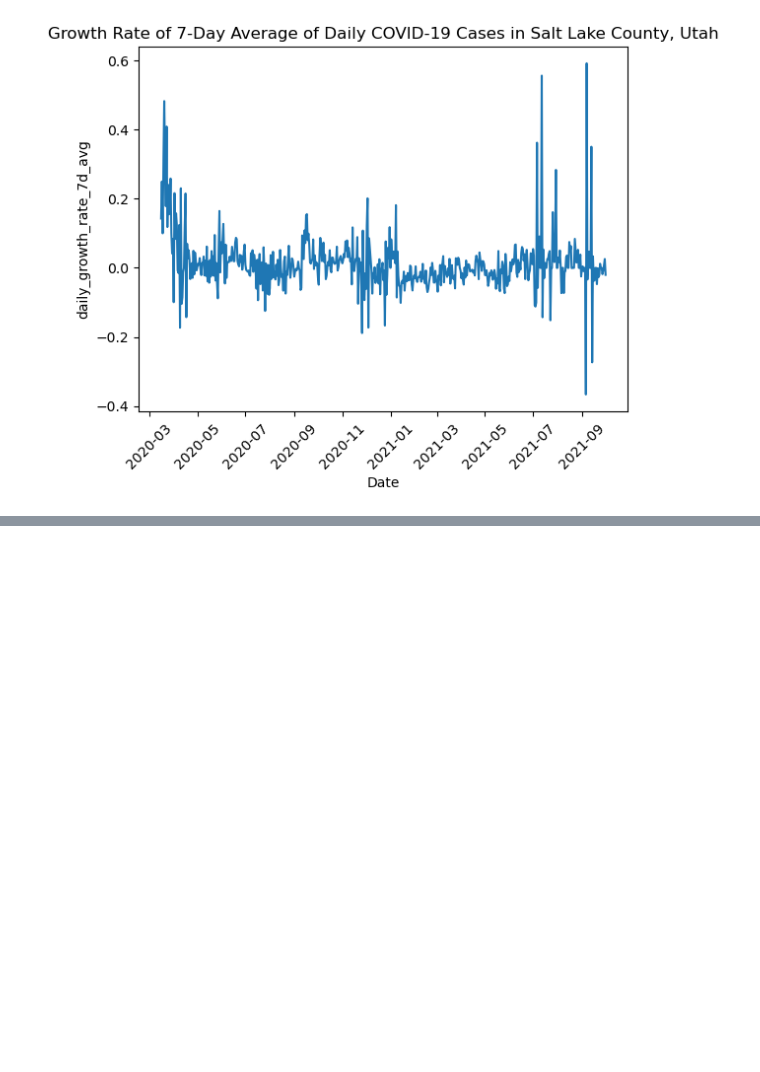
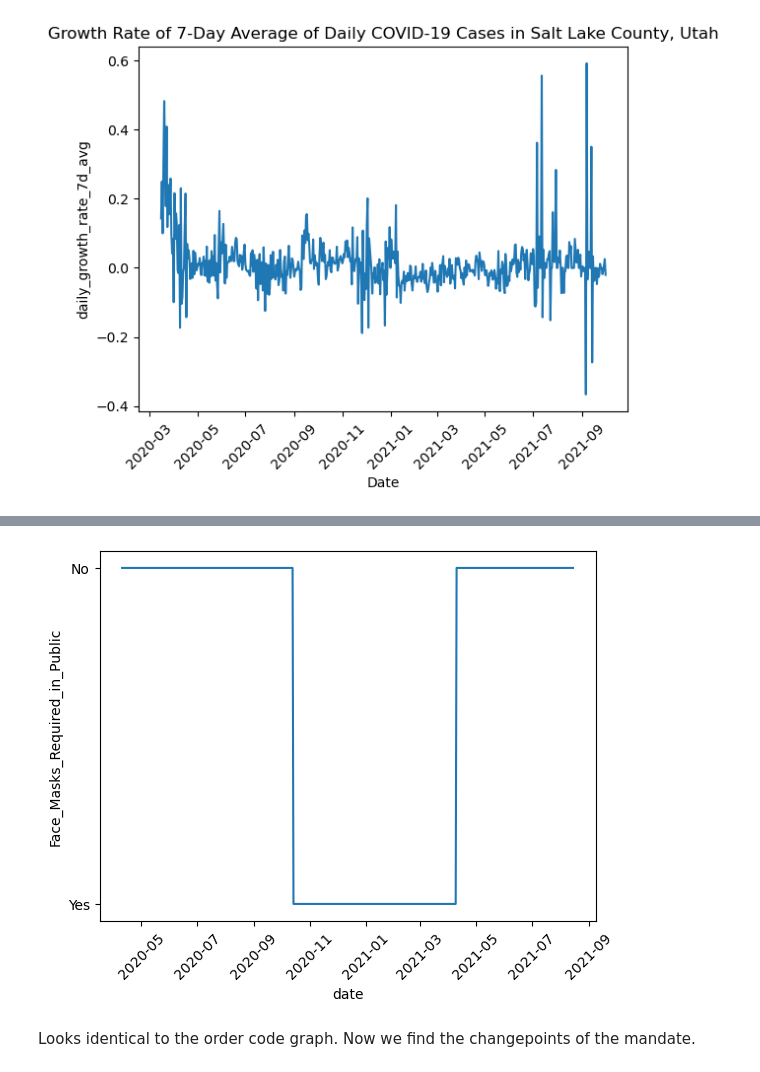
Before and after one commit to hbaghar/covid-analysis-data-512, a Jupyter notebook: Part_1_Collective_Analysis.ipynb, the cells around one changed output, grey strips where cells are left out. Cells and saved outputs as stored; diff of their text form; code cells hidden in the pictures; blank space fills up the shorter version.

```diff
--- a/Part_1_Collective_Analysis.ipynb
+++ b/Part_1_Collective_Analysis.ipynb
@@ -206,0 +243,3 @@ A 14-day smoothing window allows us to observe the over-arching trend. We can no
+# %%
+mask_mandate["Face_Masks_Required_in_Public"] = mask_mandate["Face_Masks_Required_in_Public"].fillna("No")
+mask_mandate
@@ -206,0 +260,7 @@ A 14-day smoothing window allows us to observe the over-arching trend. We can no
+# %%
+sns.lineplot(data=mask_mandate, x="date", y="Face_Masks_Required_in_Public");
+plt.xticks(rotation=45);
+# %% [output]
+[figure, added]
+# %% [markdown]
+Looks identical to the order code graph. Now we find the changepoints of the mandate.
```
Also changed, not shown: parts of 18 cells of this notebook.
